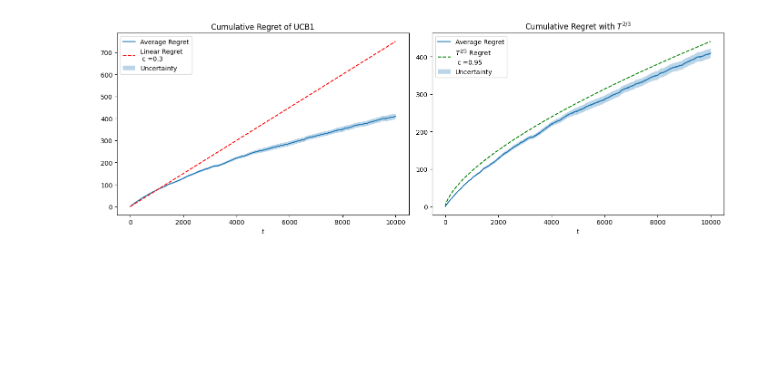
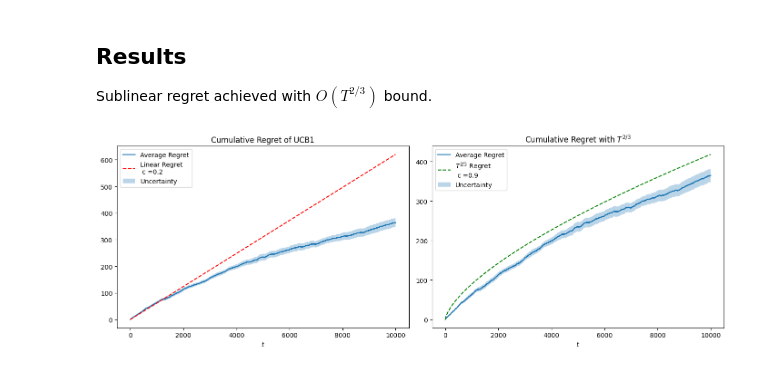
Before and after one commit to matteopasqual02/OLA-2025-project, a Jupyter notebook: R1.1_Single_product_and_stochastic_environment_no_budget.ipynb, the cells around one changed output. Saved outputs shown, nothing was run; the diff lists cells and outputs as text; code cells hidden in the pictures; blank space fills up the shorter version.

```diff
--- a/R1.1_Single_product_and_stochastic_environment_no_budget.ipynb
+++ b/R1.1_Single_product_and_stochastic_environment_no_budget.ipynb
@@ -89,13 +57,13 @@ class CompanyUCB1:
 # %%
-# Price grid and total rounds
+# Price grid
 P = np.linspace(0, 1, 11)
 T = 10000
 
-# Expected demand under Uniform[0, 1] --> Pr[valuation > p] = 1 - p
-conversion_probability = lambda p: 1 - p
+# Expected demand under Gaussian
 
-# Expected reward for each price
-expected_rewards = P * conversion_probability(P)  # = p * (1 - p)
+mu, sigma = 0.5, 1.0
+conversion_probability = lambda p: 1 - norm.cdf(p, loc=mu, scale=sigma)
+expected_rewards = P * conversion_probability(P)
 
 # Best expected price and profit
 best_price_index = np.argmax(expected_rewards)
@@ -107,40 +75,28 @@ print(f"Best price (expected): {best_price:.2f}")
 print(f"Expected clairvoyant total reward: {expected_clairvoyant_reward:.2f}")
 
 n_trials = 10
-
 regret_per_trial = []
 
-for seed in range(n_trials):
+for seed in range(n_trials):  # Set a different seed for each trial
   np.random.seed(seed)
 
   buyer = Buyer()
   agent = CompanyUCB1(P, T)
   agent_rewards = np.array([])
 
-  for _ in range(T):
+  for _ in range(T):  # For each time step
     idx = agent.set_price()
-    selected_price = agent.P[idx]
-    reward = buyer.round(selected_price)
+    selected_price = agent.P[idx]         # Get the price to set
+    reward = buyer.round(selected_price)  # Get the reward from the buyer
 
-    agent.update(reward)
+    agent.update(reward)                  # Update the agent with the received reward
     agent_rewards = np.append(agent_rewards, reward)
 
-  cumulative_regret = np.cumsum(expected_clairvoyant_rewards-agent_rewards)
+  cumulative_regret = np.cumsum(expected_clairvoyant_rewards-agent_rewards) # Calculate cumulative regret
   regret_per_trial.append(cumulative_regret)
 
 regret_per_trial = np.array(regret_per_trial)
 
-average_regret = regret_per_trial.mean(axis=0)
-regret_std = regret_per_trial.std(axis=0)
-
-plt.plot(np.arange(T), average_regret, label='Average Regret')
-plt.title('cumulative regret of UCB1')
-plt.fill_between(np.arange(T),
-                average_regret - regret_std / np.sqrt(n_trials),
-                average_regret + regret_std / np.sqrt(n_trials),
-                alpha=0.3,
-                label='Uncertainty')
-plt.xlabel('$t$')
-plt.legend()
-plt.show()
+average_regret = regret_per_trial.mean(axis=0)  # Average regret across trials
+regret_std = regret_per_trial.std(axis=0)       # Standard deviation of regret across trials
 # %% [output]
@@ -156,3 +118,7 @@ Expected clairvoyant total reward: 2500.00
+# %% [markdown]
+## Results
+
+Sublinear regret achieved with $O(T^{2/3})$ bound.
 # %%
 fig, axs = plt.subplots(1,2, figsize=(14 , 5))
 
@@ -160,37 +126,37 @@ fig, axs = plt.subplots(1,2, figsize=(14 , 5))
 axs[0].plot(np.arange(T), average_regret, label='Average Regret')
 axs[0].set_title('Cumulative Regret of UCB1')
 
-c_linear = 0.3
+c_linear = 0.2
 linear_regret = np.arange(T) * (expected_clairvoyant_reward / T) * c_linear
 axs[0].plot(np.arange(T), linear_regret, label=f'Linear Regret \n c ={c_linear}', linestyle='--', color='red')
 
 axs[0].fill_between(np.arange(T),
                     average_regret - regret_std / np.sqrt(n_trials),
                     average_regret + regret_std / np.sqrt(n_trials),
                     alpha=0.3,
                     label='Uncertainty')
 
 axs[0].set_xlabel('$t$')
 axs[0].legend()
 
 # Second subplot: Cumulative regret with x^(2/3) line
 axs[1].plot(np.arange(T), average_regret, label='Average Regret')
 axs[1].set_title('Cumulative Regret with $T^{2/3}$')
 
-c=0.95
+c=0.9
 x_2_3_regret = np.arange(T) ** (2/3) * c
 axs[1].plot(np.arange(T), x_2_3_regret, label='$T^{2/3}$'+ f' Regret \n c ={c}', linestyle='--', color='green')
 
 axs[1].fill_between(np.arange(T),
                     average_regret - regret_std / np.sqrt(n_trials),
                     average_regret + regret_std / np.sqrt(n_trials),
                     alpha=0.3,
                     label='Uncertainty')
 
 axs[1].set_xlabel('$t$')
 axs[1].legend()
 
 plt.tight_layout()
 plt.show()
 # %% [output]
-[figure, old version]
+[figure, new version]
```
Also changed, not shown: parts of 17 cells of this notebook, 4 other files.
